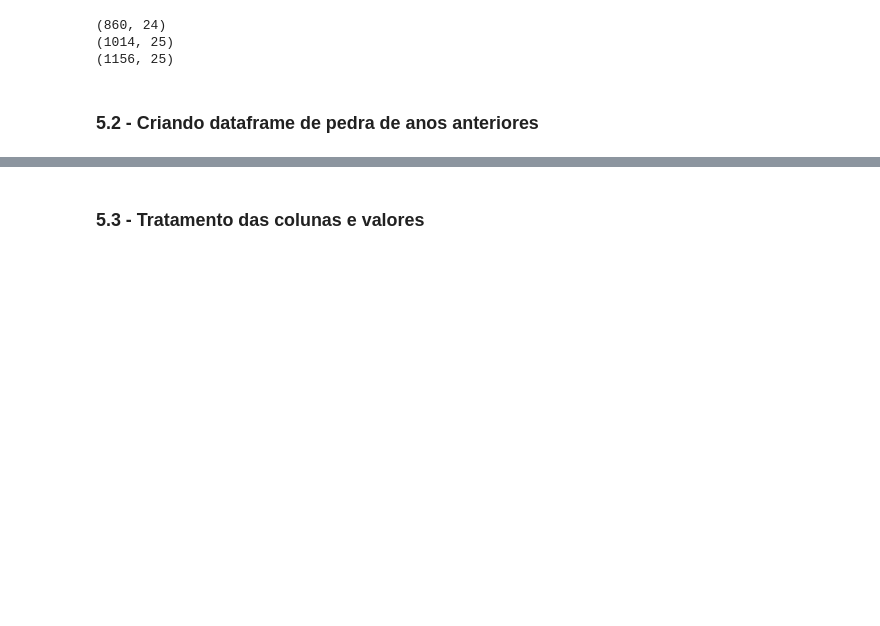
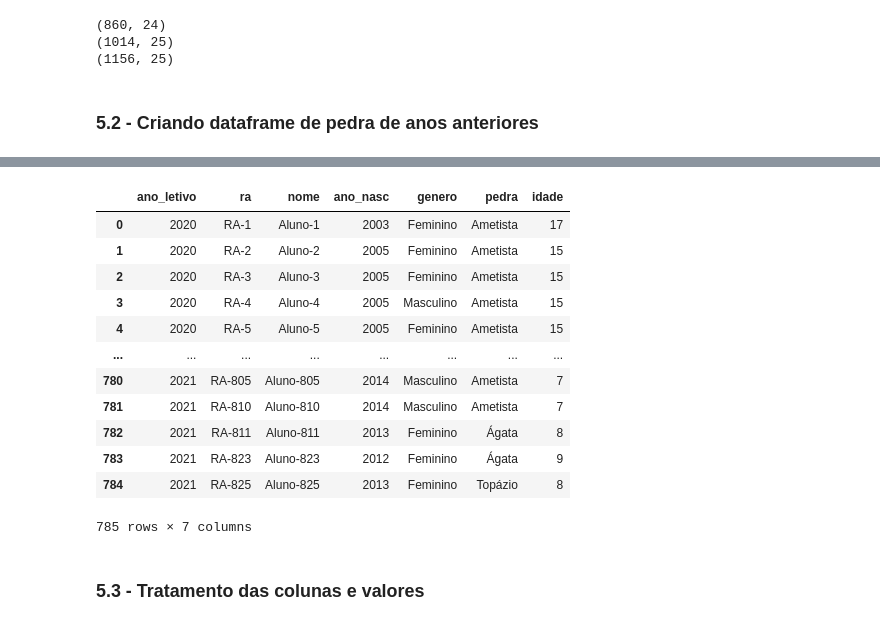
Before and after one commit to r-zambotti/Data_Analytics_Datathon_Grupo-60, a Jupyter notebook: Data_Analytics_Datathon_Grupo_60.ipynb, the cells around one changed output, grey strips where cells are left out. Drawn from its saved outputs; the diff is of its cells as text; code cells hidden in the pictures; blank space fills up the shorter version.

```diff
--- a/Data_Analytics_Datathon_Grupo_60.ipynb
+++ b/Data_Analytics_Datathon_Grupo_60.ipynb
@@ -227,6 +232,22 @@ df_pedra_20.rename(columns={'pedra_20': 'pedra'}, inplace=True)
 df_pedra_21.rename(columns={'pedra_21': 'pedra'}, inplace=True)
 # %%
 df_pedras = pd.concat([df_pedra_20, df_pedra_21], axis=0, ignore_index=True)
+# %%
+df_pedras
+# %% [output]
+|  | ano_letivo | ra | nome | ano_nasc | genero | pedra | idade |
+| 0 | 2020 | RA-1 | Aluno-1 | 2003 | Feminino | Ametista | 17 |
+| 1 | 2020 | RA-2 | Aluno-2 | 2005 | Feminino | Ametista | 15 |
+| 2 | 2020 | RA-3 | Aluno-3 | 2005 | Feminino | Ametista | 15 |
+| 3 | 2020 | RA-4 | Aluno-4 | 2005 | Masculino | Ametista | 15 |
+| 4 | 2020 | RA-5 | Aluno-5 | 2005 | Feminino | Ametista | 15 |
+| ... | ... | ... | ... | ... | ... | ... | ... |
+| 780 | 2021 | RA-805 | Aluno-805 | 2014 | Masculino | Ametista | 7 |
+| 781 | 2021 | RA-810 | Aluno-810 | 2014 | Masculino | Ametista | 7 |
+| 782 | 2021 | RA-811 | Aluno-811 | 2013 | Feminino | Ágata | 8 |
+| 783 | 2021 | RA-823 | Aluno-823 | 2012 | Feminino | Ágata | 9 |
+| 784 | 2021 | RA-825 | Aluno-825 | 2013 | Feminino | Topázio | 8 |
+785 rows × 7 columns
 # %% [markdown]
 ### 5.3 - Tratamento das colunas e valores
 # %%
```
Also changed, not shown: parts of 13 cells of this notebook.
